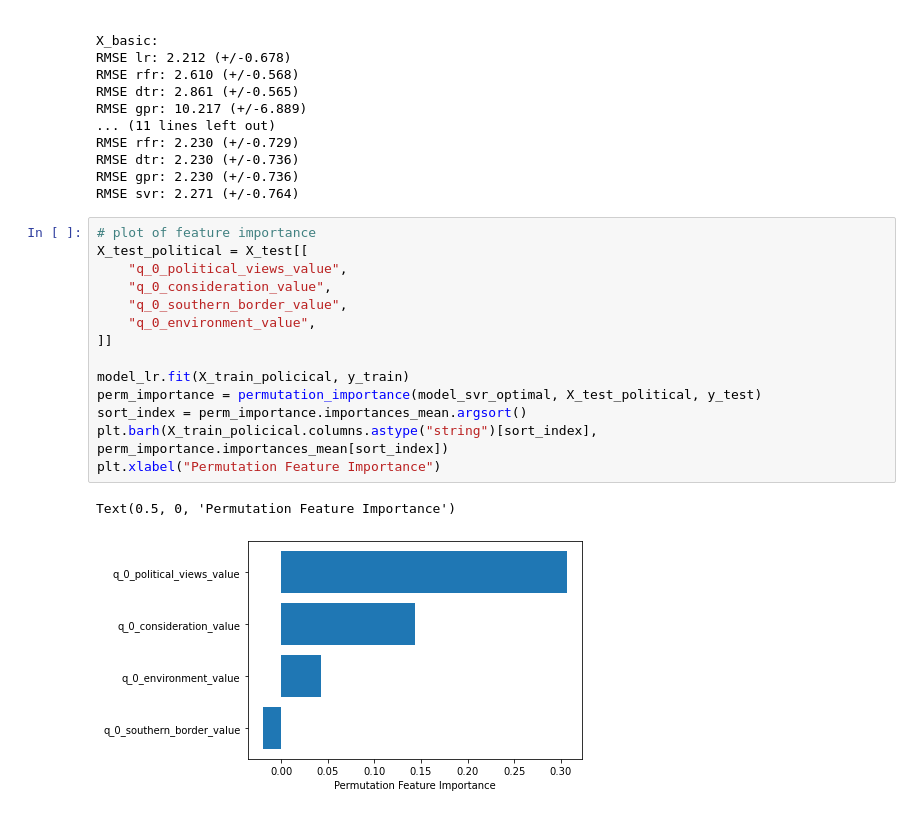
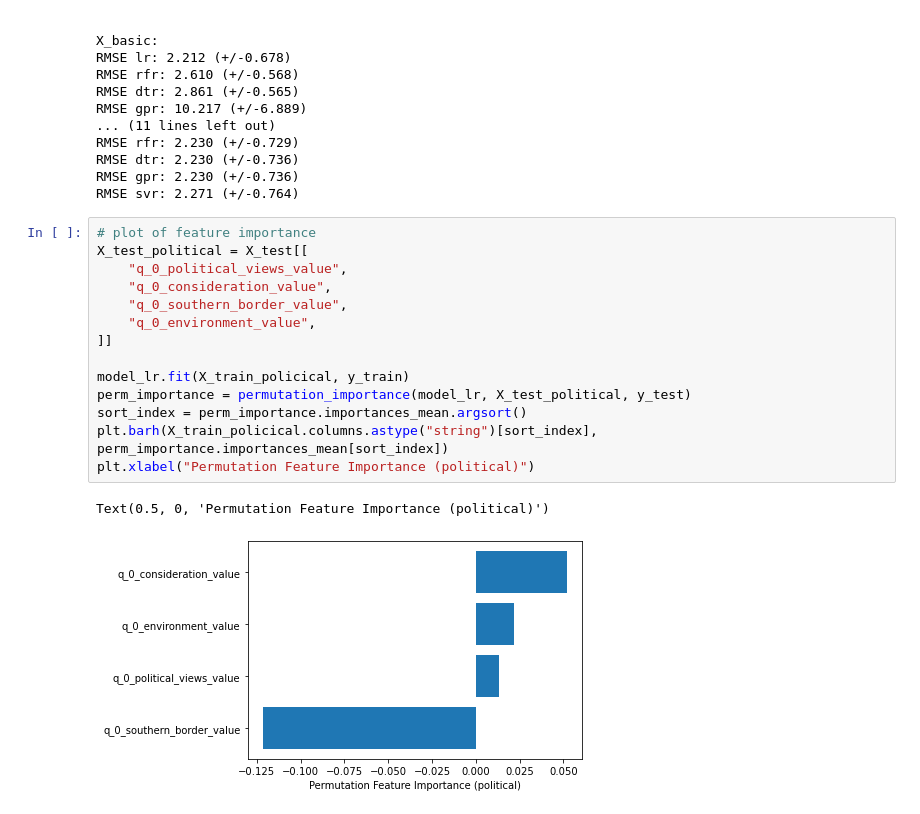
Before and after one commit to EyeofBeholder-NLeSC/play-around-sample-set, a Jupyter notebook: notebooks/IPM_worker_reliability.ipynb, the cells around one changed output. Drawn from its saved outputs; the diff is of its cells as text.

```diff
--- a/notebooks/IPM_worker_reliability.ipynb
+++ b/notebooks/IPM_worker_reliability.ipynb
@@ -188,17 +188,17 @@ RMSE svr: 2.271 (+/-0.764)
 # %%
 # plot of feature importance
 X_test_political = X_test[[
     "q_0_political_views_value",
     "q_0_consideration_value",
     "q_0_southern_border_value",
     "q_0_environment_value",
 ]]
 
 model_lr.fit(X_train_policical, y_train)
-perm_importance = permutation_importance(model_svr_optimal, X_test_political, y_test)
+perm_importance = permutation_importance(model_lr, X_test_political, y_test)
 sort_index = perm_importance.importances_mean.argsort()
 plt.barh(X_train_policical.columns.astype("string")[sort_index], perm_importance.importances_mean[sort_index])
-plt.xlabel("Permutation Feature Importance")
+plt.xlabel("Permutation Feature Importance (political)")
 # %% [output]
-Text(0.5, 0, 'Permutation Feature Importance')
+Text(0.5, 0, 'Permutation Feature Importance (political)')
-[figure, old version]
+[figure, new version]
```
Also changed, not shown: parts of 1 cell of this notebook.
